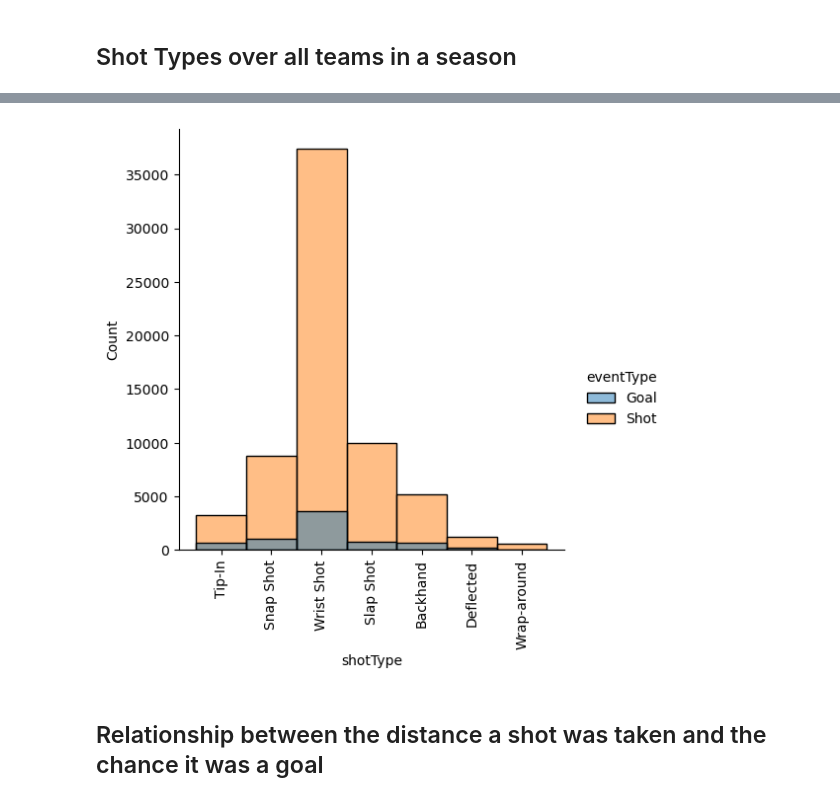
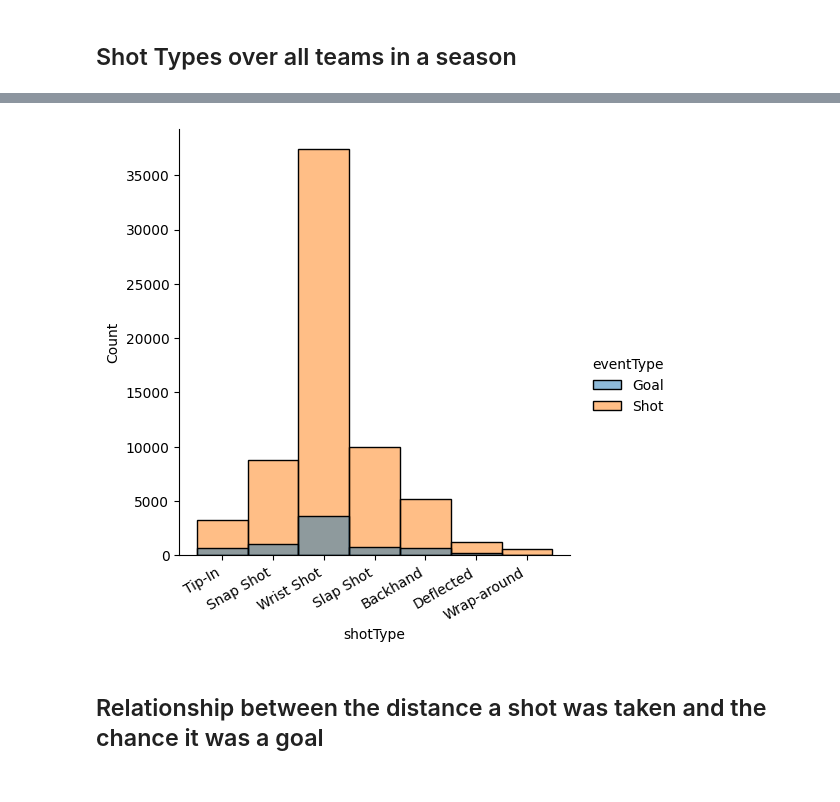
Before and after one commit to stwhitfield/hockey_prediction_project, a Jupyter notebook: Simple_Visualization-Final.ipynb, the cells around one changed output, grey strips where cells are left out. Saved outputs shown, nothing was run; the diff lists cells and outputs as text; code cells hidden in the pictures.

```diff
--- a/Simple_Visualization-Final.ipynb
+++ b/Simple_Visualization-Final.ipynb
@@ -55,12 +139,13 @@ df
 # %%
 def shot_types_season(season):
     df_season = df[df['season'] == season].reset_index()
     ax = sns.displot(data=df_season, x = 'shotType', hue='eventType', multiple='layer')
-    plt.xticks(rotation = 'vertical')
+    plt.xticks(rotation = 30, horizontalalignment='right', verticalalignment='top')
+    plt.savefig(f'shots_goals_{season}.png')
 
 shot_types_season(2019)
 # %% [output]
-[figure, old version]
+[figure, new version]
 # %% [markdown]
 ## Relationship between the distance a shot was taken and the chance it was a goal
 # %%
```
Also changed, not shown: parts of 15 cells of this notebook.
